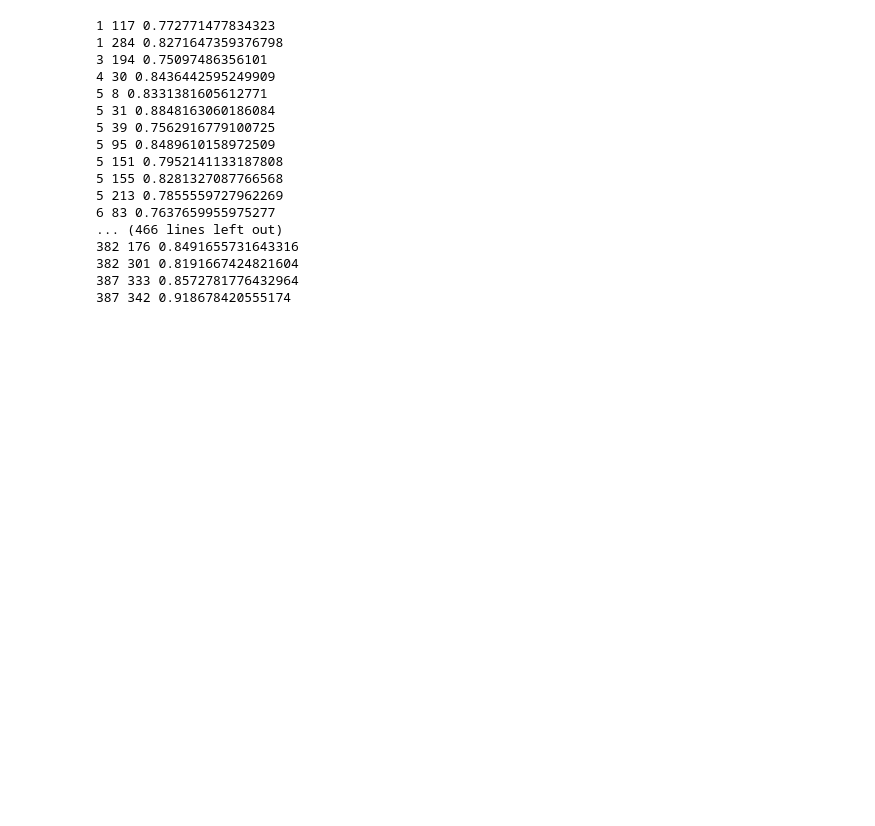
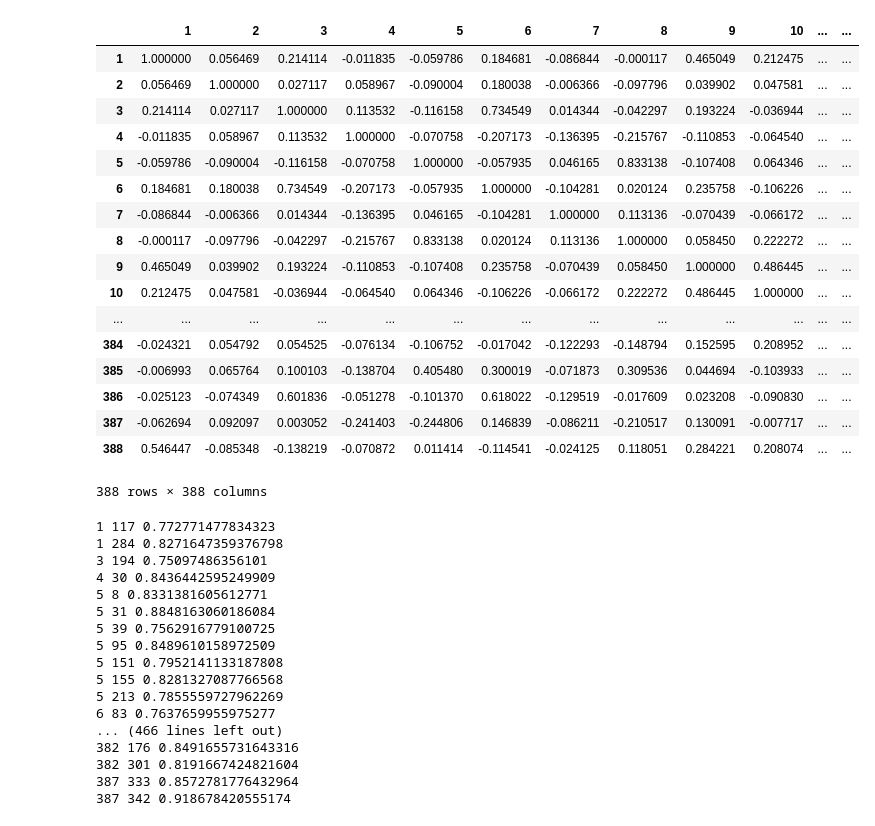
Before and after one commit to AdriandLiu/Neural-Decoding-Project, a Jupyter notebook: Statistical Correlation.ipynb, the cells around one changed output. Drawn from its saved outputs; the diff is of its cells as text; code cells hidden in the pictures; blank space fills up the shorter version.

```diff
--- a/Statistical Correlation.ipynb
+++ b/Statistical Correlation.ipynb
@@ -8,6 +8,27 @@ df = dat.T
 df.columns = list(range(1, len(dat.index)+1))
 # %%
 corr = df.corr()
+# %%
+corr
+# %% [output]
+|  | 1 | 2 | 3 | 4 | 5 | 6 | 7 | 8 | 9 | 10 | ... | ... |
+| 1 | 1.000000 | 0.056469 | 0.214114 | -0.011835 | -0.059786 | 0.184681 | -0.086844 | -0.000117 | 0.465049 | 0.212475 | ... | ... |
+| 2 | 0.056469 | 1.000000 | 0.027117 | 0.058967 | -0.090004 | 0.180038 | -0.006366 | -0.097796 | 0.039902 | 0.047581 | ... | ... |
+| 3 | 0.214114 | 0.027117 | 1.000000 | 0.113532 | -0.116158 | 0.734549 | 0.014344 | -0.042297 | 0.193224 | -0.036944 | ... | ... |
+| 4 | -0.011835 | 0.058967 | 0.113532 | 1.000000 | -0.070758 | -0.207173 | -0.136395 | -0.215767 | -0.110853 | -0.064540 | ... | ... |
+| 5 | -0.059786 | -0.090004 | -0.116158 | -0.070758 | 1.000000 | -0.057935 | 0.046165 | 0.833138 | -0.107408 | 0.064346 | ... | ... |
+| 6 | 0.184681 | 0.180038 | 0.734549 | -0.207173 | -0.057935 | 1.000000 | -0.104281 | 0.020124 | 0.235758 | -0.106226 | ... | ... |
+| 7 | -0.086844 | -0.006366 | 0.014344 | -0.136395 | 0.046165 | -0.104281 | 1.000000 | 0.113136 | -0.070439 | -0.066172 | ... | ... |
+| 8 | -0.000117 | -0.097796 | -0.042297 | -0.215767 | 0.833138 | 0.020124 | 0.113136 | 1.000000 | 0.058450 | 0.222272 | ... | ... |
+| 9 | 0.465049 | 0.039902 | 0.193224 | -0.110853 | -0.107408 | 0.235758 | -0.070439 | 0.058450 | 1.000000 | 0.486445 | ... | ... |
+| 10 | 0.212475 | 0.047581 | -0.036944 | -0.064540 | 0.064346 | -0.106226 | -0.066172 | 0.222272 | 0.486445 | 1.000000 | ... | ... |
+| ... | ... | ... | ... | ... | ... | ... | ... | ... | ... | ... | ... | ... |
+| 384 | -0.024321 | 0.054792 | 0.054525 | -0.076134 | -0.106752 | -0.017042 | -0.122293 | -0.148794 | 0.152595 | 0.208952 | ... | ... |
+| 385 | -0.006993 | 0.065764 | 0.100103 | -0.138704 | 0.405480 | 0.300019 | -0.071873 | 0.309536 | 0.044694 | -0.103933 | ... | ... |
+| 386 | -0.025123 | -0.074349 | 0.601836 | -0.051278 | -0.101370 | 0.618022 | -0.129519 | -0.017609 | 0.023208 | -0.090830 | ... | ... |
+| 387 | -0.062694 | 0.092097 | 0.003052 | -0.241403 | -0.244806 | 0.146839 | -0.086211 | -0.210517 | 0.130091 | -0.007717 | ... | ... |
+| 388 | 0.546447 | -0.085348 | -0.138219 | -0.070872 | 0.011414 | -0.114541 | -0.024125 | 0.118051 | 0.284221 | 0.208074 | ... | ... |
+388 rows × 388 columns
 # %%
 for i in range(1, len(corr.columns)+1):
     boolean = list(corr[i].apply(lambda x: True if x >= 0.75 else False))
```
Also changed, not shown: 1 other file.
